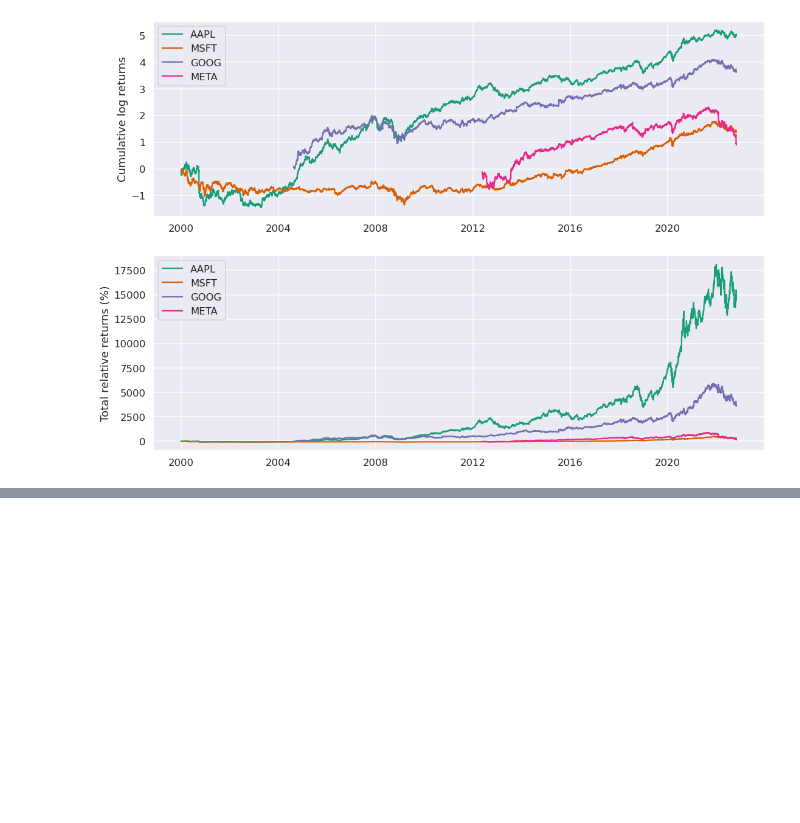
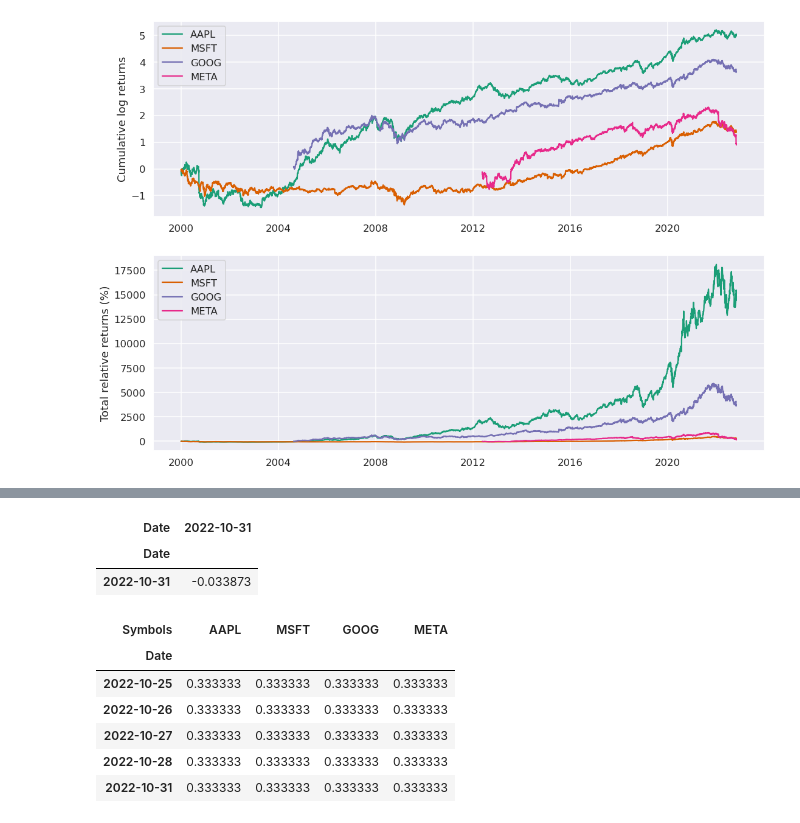
Before and after one commit to Jesus-Almansa/Final_Project_DA, a Jupyter notebook: project.ipynb, the cells around one changed output, grey strips where cells are left out. Drawn from its saved outputs; the diff is of its cells as text; code cells hidden in the pictures; blank space fills up the shorter version.

```diff
--- a/project.ipynb
+++ b/project.ipynb
@@ -233,0 +256,19 @@ plt.show()
+# %%
+# Total log_return for the portfolio is:
+portfolio_log_return = weights_vector.transpose().dot(r_t)
+portfolio_log_return
+# %% [output]
+| Date | 2022-10-31 |
+| Date |  |
+| 2022-10-31 | -0.033873 |
+# %%
+weights_matrix = pd.DataFrame(1 / 3, index=df['Close'].index, columns=df['Close'].columns)
+weights_matrix.tail()
+# %% [output]
+| Symbols | AAPL | MSFT | GOOG | META |
+| Date |  |  |  |  |
+| 2022-10-25 | 0.333333 | 0.333333 | 0.333333 | 0.333333 |
+| 2022-10-26 | 0.333333 | 0.333333 | 0.333333 | 0.333333 |
+| 2022-10-27 | 0.333333 | 0.333333 | 0.333333 | 0.333333 |
+| 2022-10-28 | 0.333333 | 0.333333 | 0.333333 | 0.333333 |
+| 2022-10-31 | 0.333333 | 0.333333 | 0.333333 | 0.333333 |
```
Also changed, not shown: parts of 6 cells of this notebook.
